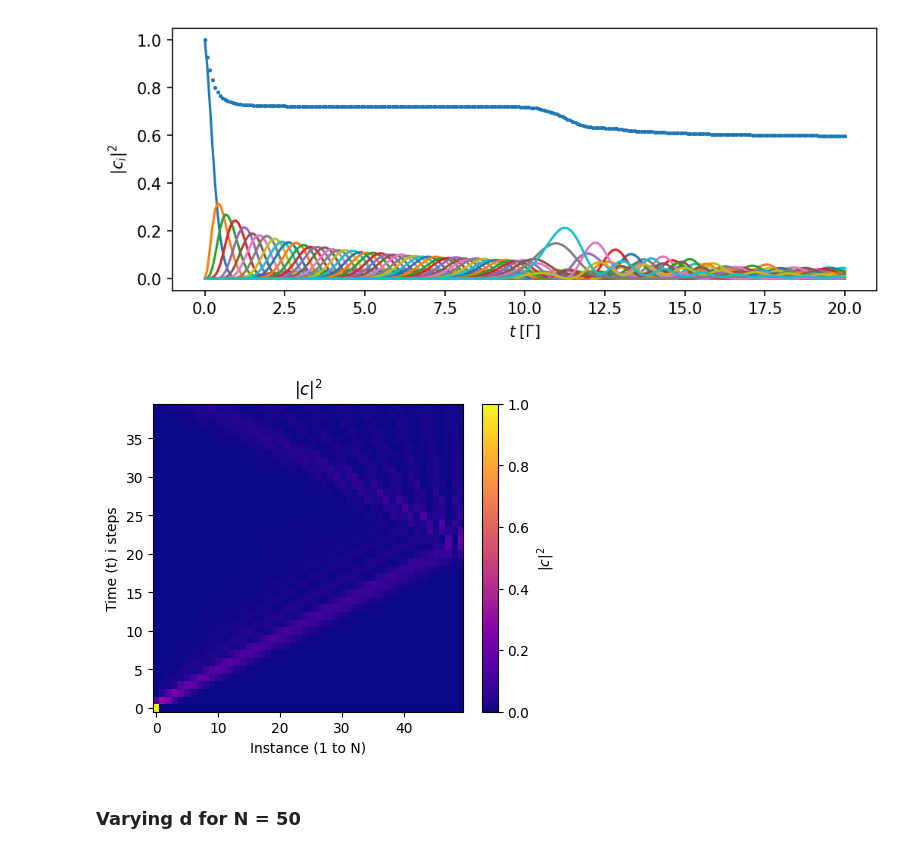
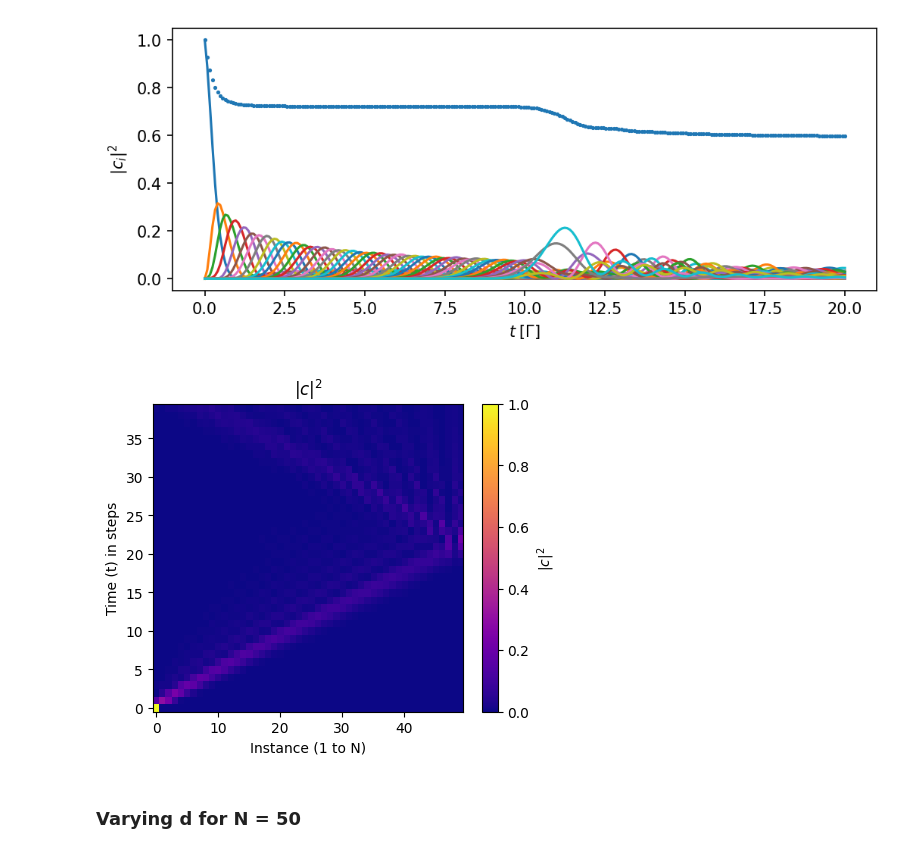
Before and after one commit to FrederikButler/DipoleStructuresInVacuum, a Jupyter notebook: Linear chains.ipynb, the cells around one changed output. Cells and saved outputs as stored; diff of their text form; code cells hidden in the pictures.

```diff
--- a/Linear chains.ipynb
+++ b/Linear chains.ipynb
@@ -74,20 +64,20 @@ Text(0, 0.5, '$|c_i|^2$')
 # %%
 # Plot heatmap
 t = np.linspace(0, 20, 40)  # Shape (100,)
 site_prob_t = Qchains.RandInitialStateEvolution(eig_vals, eig_vec, initial_state, t)
 plt.figure(figsize=(5, 4))
 plt.imshow(site_prob_t.T, aspect='auto', cmap='plasma', origin='lower')
 
 # Labels
 plt.xlabel("Instance (1 to N)")
-plt.ylabel("Time (t) i steps")
+plt.ylabel("Time (t) in steps")
 plt.colorbar(label=r'$|c|^2$')
 plt.xticks(ticks=np.arange(0, len(site_prob_t), 10), labels=np.arange(0, len(site_prob_t), 10))  # Ensure x-axis has integer labels
 
 plt.title('$|c|^2$')
 plt.show()
 # %% [output]
-[figure, old version]
+[figure, new version]
 # %% [markdown]
 ### Varying d for N = 50
 # %%
```
Also changed, not shown: parts of 25 cells of this notebook.
